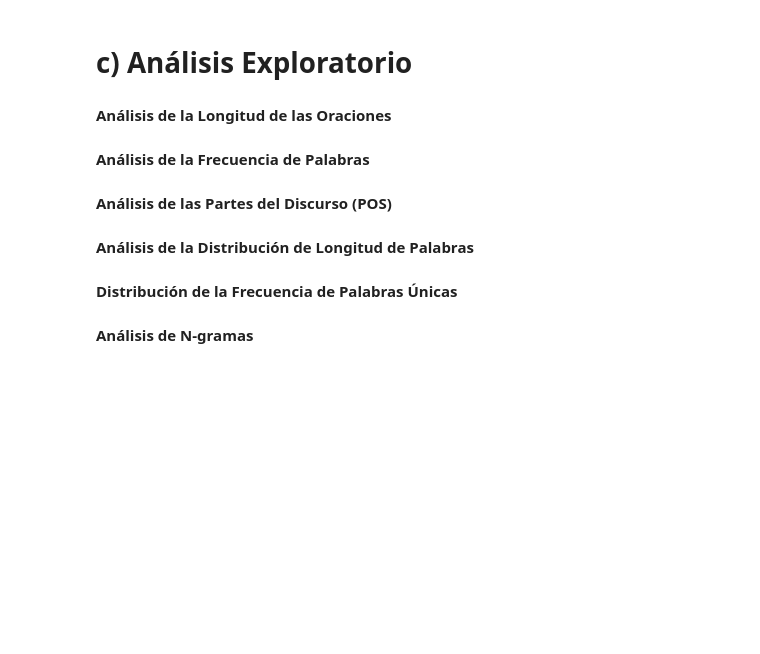
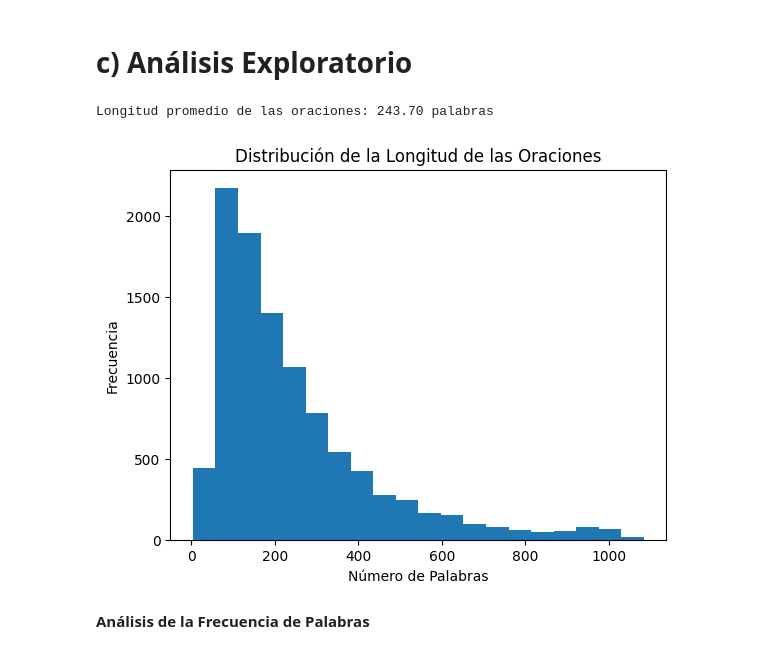
Before and after one commit to alehfernandez/Data-Science-III-NLP-Deep-Learning, a Jupyter notebook: Proyecto_DS_III_Entrega_Final_Fernandez_Alejandro.ipynb, the cells around one changed output. Cells and saved outputs as stored; diff of their text form; code cells hidden in the pictures; blank space fills up the shorter version.

```diff
--- a/Proyecto_DS_III_Entrega_Final_Fernandez_Alejandro.ipynb
+++ b/Proyecto_DS_III_Entrega_Final_Fernandez_Alejandro.ipynb
@@ -22,0 +64,8 @@
+# %%
+url = 'https://raw.githubusercontent.com/alehfernandez/Data-Science-III-NLP-Deep-Learning/main/Cr%C3%ADticas%20Filmaffinity%20Netflix%20Espa%C3%B1ol%20(+10000).csv'
+
+df = pd.read_csv(url, delimiter='|')
+
+print(df.head())
+print(df.info())
+print(df['review_rate'].value_counts())
@@ -23,14 +90,27 @@
 # %% [markdown]
 # **c) Análisis Exploratorio**
-# %% [markdown]
-**Análisis de la Longitud de las Oraciones**
+# %%
+import matplotlib.pyplot as plt
+import numpy as np  # Import numpy and assign it the alias 'np'
+
+def analizar_longitud_oraciones(df):
+    df['review_text'] = df['review_text'].fillna('')
+    longitudes_oraciones = df['review_text'].str.split().apply(len)
+
+    # Estadísticas descriptivas
+    longitud_promedio = np.mean(longitudes_oraciones)
+    print(f'Longitud promedio de las oraciones: {longitud_promedio:.2f} palabras')
+
+    # Histograma
+    plt.hist(longitudes_oraciones, bins=20)
+    plt.title('Distribución de la Longitud de las Oraciones')
+    plt.xlabel('Número de Palabras')
+    plt.ylabel('Frecuencia')
+    plt.show()
+
+analizar_longitud_oraciones(df)
+# %% [output]
+Longitud promedio de las oraciones: 243.70 palabras
+[figure, added]
 # %% [markdown]
 **Análisis de la Frecuencia de Palabras**
-# %% [markdown]
-**Análisis de las Partes del Discurso (POS)**
-# %% [markdown]
-**Análisis de la Distribución de Longitud de Palabras**
-# %% [markdown]
-**Distribución de la Frecuencia de Palabras Únicas**
-# %% [markdown]
-**Análisis de N-gramas**
```
Also changed, not shown: parts of 68 cells of this notebook.
